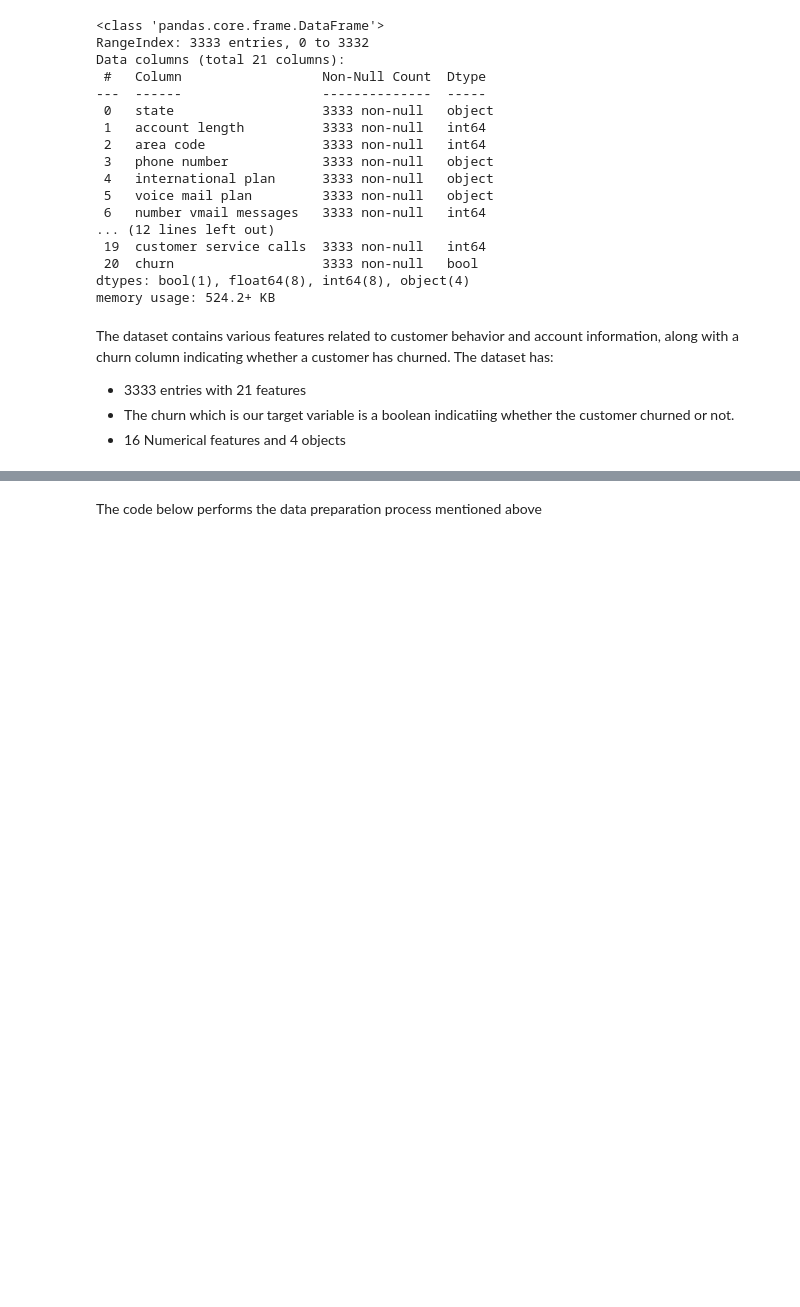
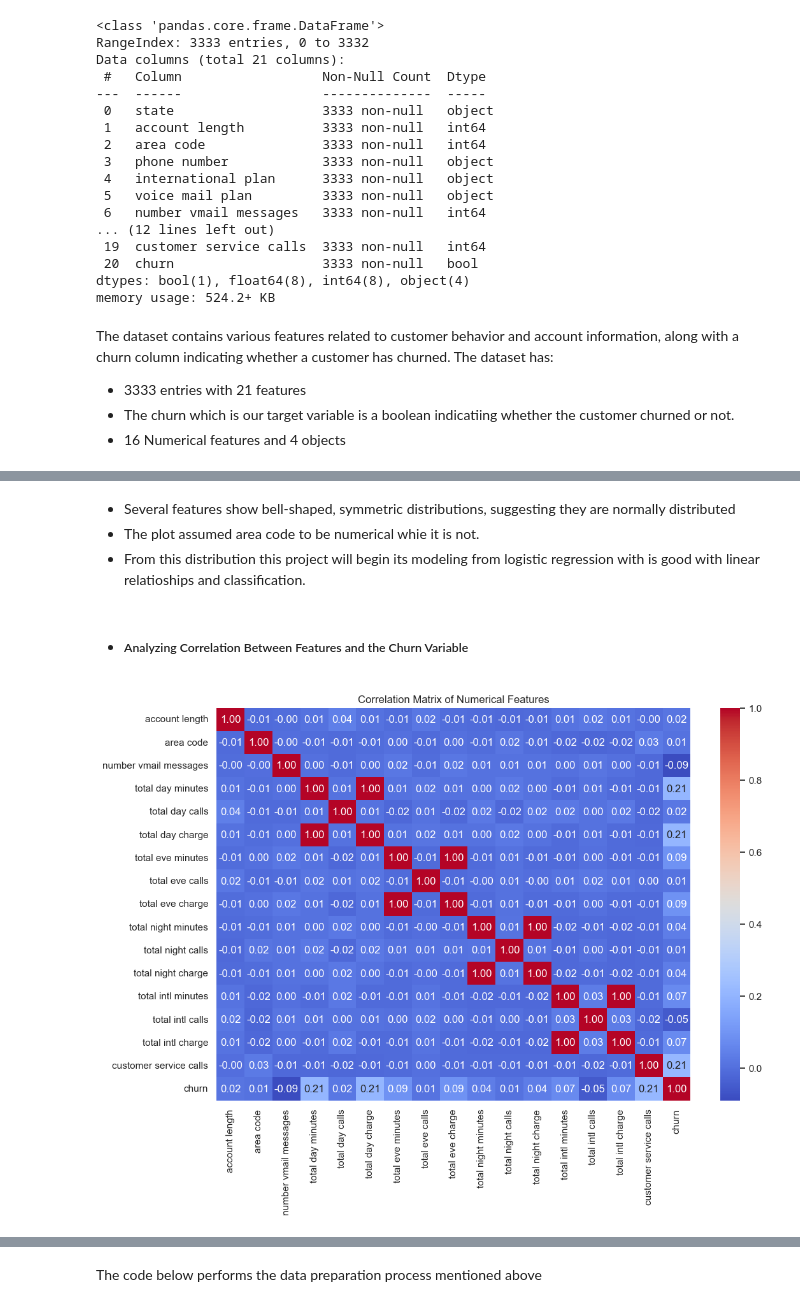
Before and after one commit to MTirop/DSF-PT11-Phase3-Project, a Jupyter notebook: Notebook.ipynb, the cells around one changed output, grey strips where cells are left out. Drawn from its saved outputs; the diff is of its cells as text; code cells hidden in the pictures; blank space fills up the shorter version.

```diff
--- a/Notebook.ipynb
+++ b/Notebook.ipynb
@@ -128,0 +143,17 @@ A preliminary analysis of this data will involve:
+# %% [markdown]
+* Several features show bell-shaped, symmetric distributions, suggesting they are normally distributed
+* The plot assumed area code to be numerical whie it is not.
+* From this distribution this project will begin its modeling from logistic regression with is good with linear relatioships and classification.
+# %% [markdown]
+* ##### Analyzing Correlation Between Features and the Churn Variable
+# %%
+# Compute correlation matrix
+correlation = tele_data.corr(numeric_only=True)
+
+# Plot heatmap
+plt.figure(figsize=(12, 8))
+sns.heatmap(correlation, annot=True, cmap='coolwarm', fmt='.2f')
+plt.title("Correlation Matrix of Numerical Features")
+plt.show()
+# %% [output]
+[figure, added]
```
Also changed, not shown: parts of 34 cells of this notebook, 7 other files.
